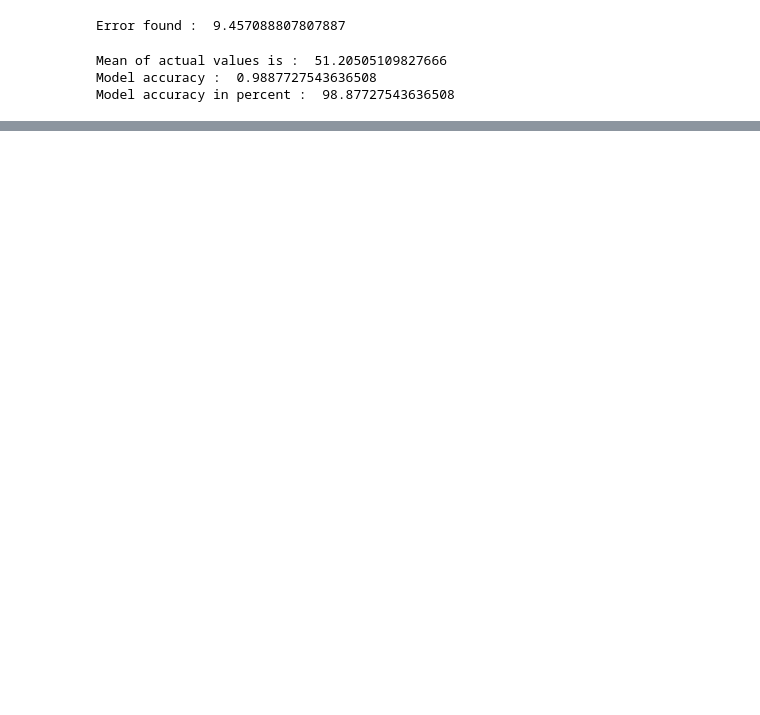
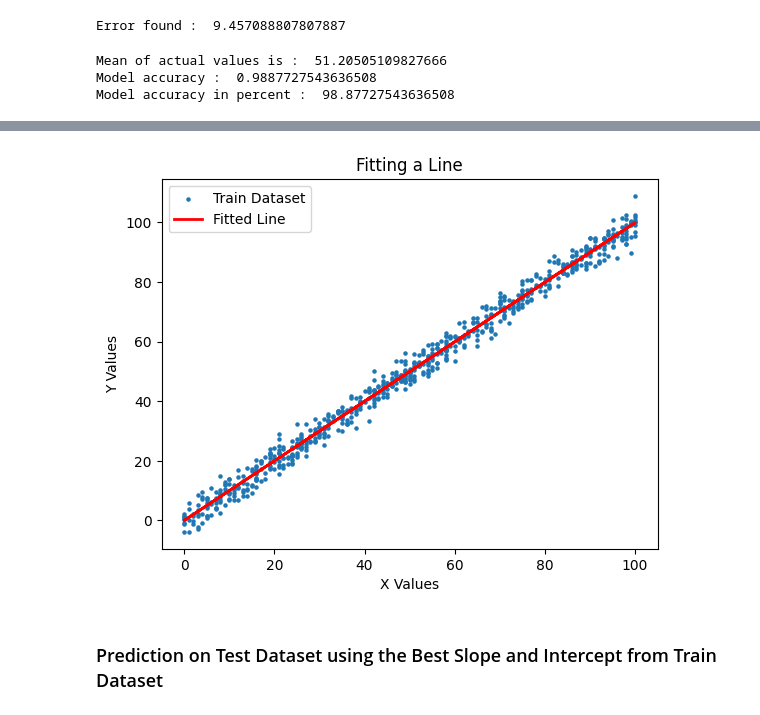
Before and after one commit to SofiNR/python, a Jupyter notebook: LinearR_GD.ipynb, the cells around one changed output, grey strips where cells are left out. Drawn from its saved outputs; the diff is of its cells as text; code cells hidden in the pictures; blank space fills up the shorter version.

```diff
--- a/LinearR_GD.ipynb
+++ b/LinearR_GD.ipynb
@@ -243,0 +318,13 @@ Model accuracy in percent :  98.87727543636508
+# %%
+#Combining line and scatter plot
+plt.scatter(train["x"], train["y"], s = 5, label = "Train Dataset")
+plt.plot(train["x"], predicted, c = "red", linewidth = 2, label = "Fitted Line")
+plt.title("Fitting a Line")
+plt.xlabel("X Values")
+plt.ylabel("Y Values")
+plt.legend()
+plt.show()
+# %% [output]
+[figure, added]
+# %% [markdown]
+### Prediction on Test Dataset using the Best Slope and Intercept from Train Dataset
```
Also changed, not shown: parts of 82 cells of this notebook, 1 other file.
